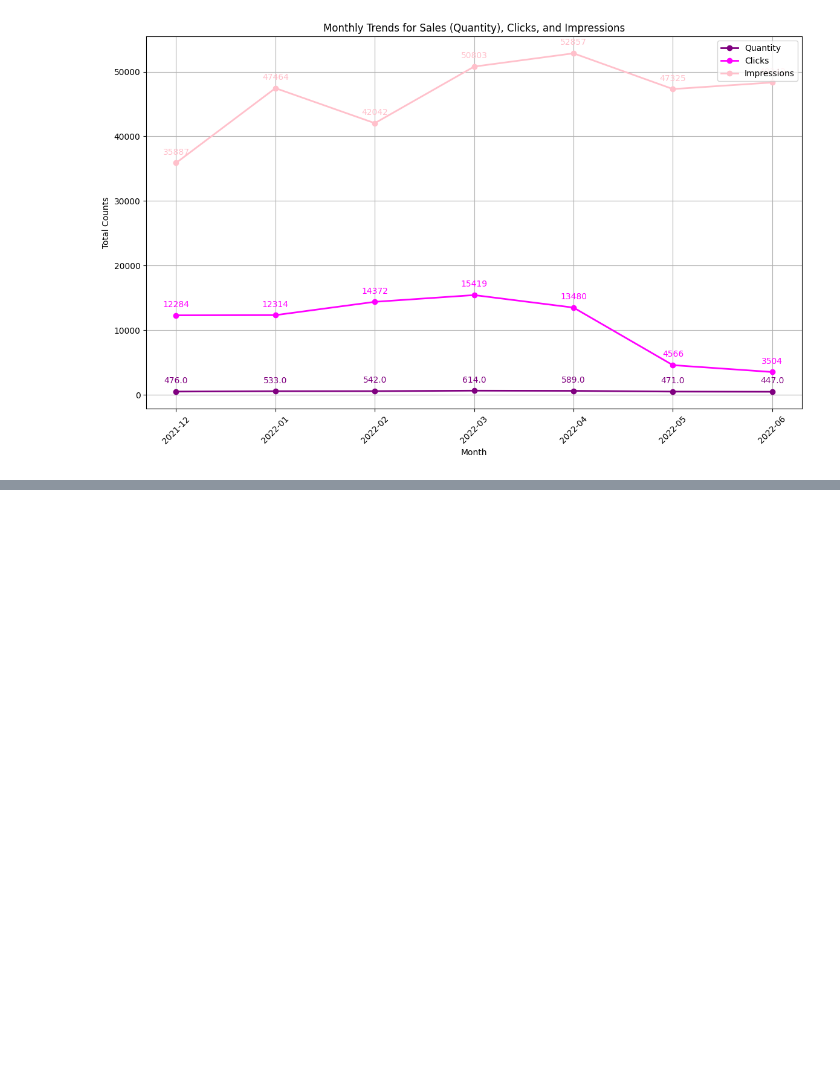
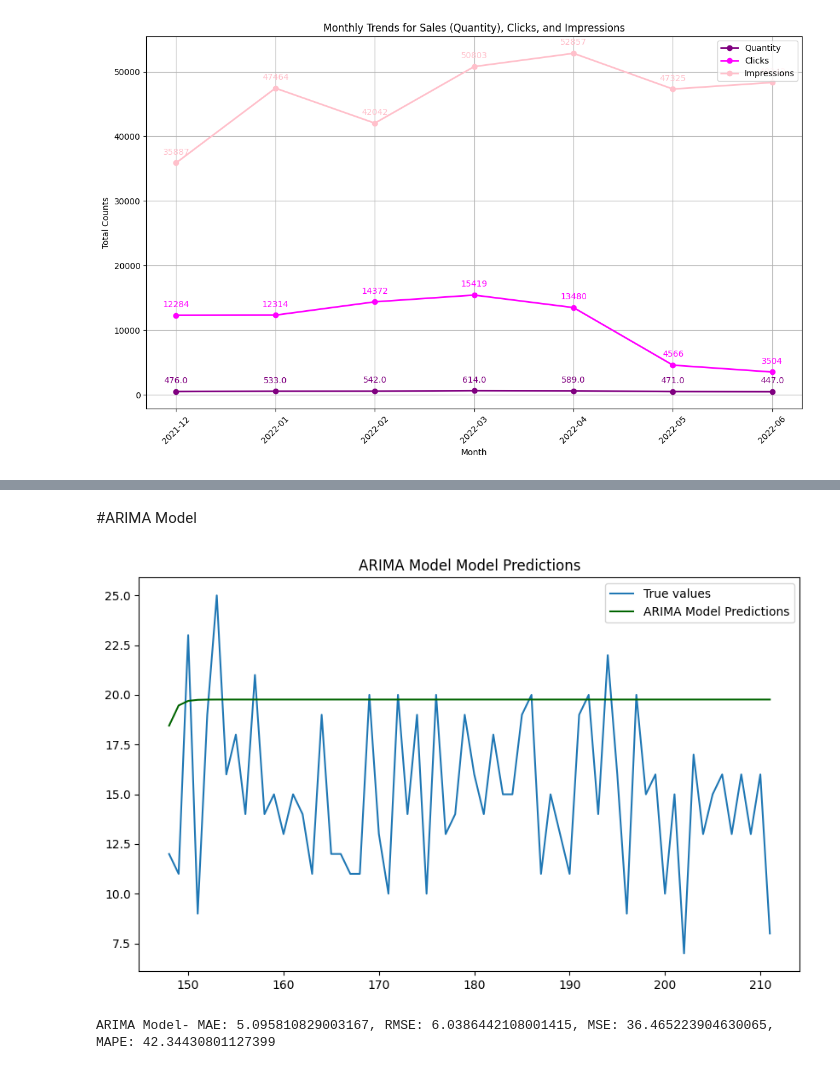
Before and after one commit to sravya-09/Sravya-Infosys-Nov24, a Jupyter notebook: dataset/Futurecart (1).ipynb, the cells around one changed output, grey strips where cells are left out. Saved outputs shown, nothing was run; the diff lists cells and outputs as text; code cells hidden in the pictures; blank space fills up the shorter version.

```diff
--- a/dataset/Futurecart (1).ipynb
+++ b/dataset/Futurecart (1).ipynb
@@ -762,0 +908,30 @@ plt.show()
+# %% [markdown]
+#ARIMA Model
+# %%
+# Helper function for plotting (modified to not require metrics)
+def plot_model_predictions(true_values, predicted_values, model_name):
+    plt.figure(figsize=(10, 6))
+    plt.plot(true_values.index, true_values, label='True values')
+    plt.plot(true_values.index, predicted_values, label=f'{model_name} Predictions', color='darkgreen')
+    plt.legend()
+    plt.title(f'{model_name} Model Predictions')
+    plt.show()
+# %%
+# Fit ARIMA model without hyperparameter tuning
+arima_model = ARIMA(train, order=(1, 1, 1))  # Initial ARIMA(1, 1, 1) model
+arima_model_fit = arima_model.fit()
+
+# Make predictions
+arima_predictions = arima_model_fit.forecast(len(test))
+
+# Calculate evaluation metrics for the ARIMA model
+arima_metrics = calculate_metrics(test, arima_predictions)
+
+# Plot ARIMA model (without tuning)
+plot_model_predictions(test, arima_predictions, "ARIMA Model")
+
+# Display metrics
+print(f"ARIMA Model- MAE: {arima_metrics[0]}, RMSE: {arima_metrics[1]}, MSE: {arima_metrics[2]}, MAPE: {arima_metrics[3]}")
+# %% [output]
+[figure, added]
+ARIMA Model- MAE: 5.095810829003167, RMSE: 6.0386442108001415, MSE: 36.465223904630065, MAPE: 42.34430801127399
```
Also changed, not shown: parts of 39 cells of this notebook.
